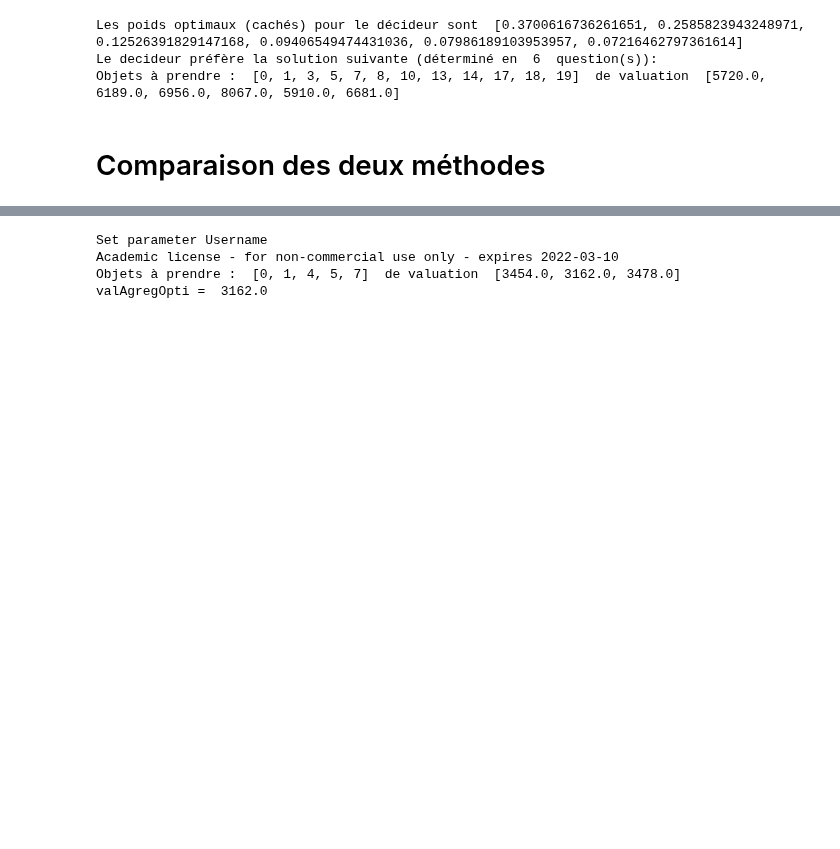
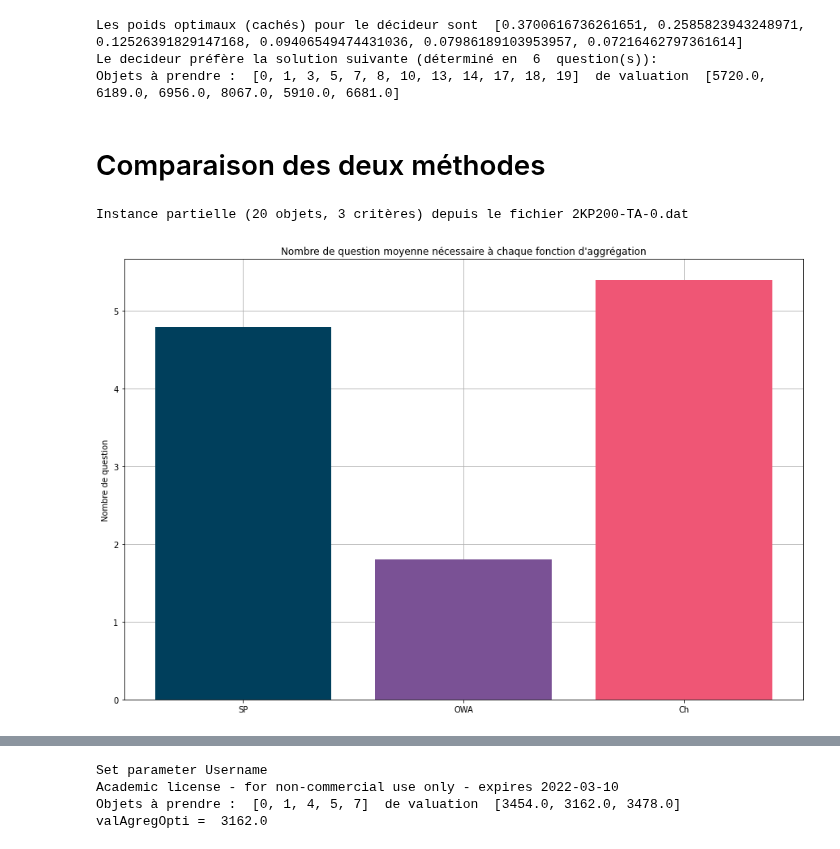
Before and after one commit to EmilieBiegas/Projet-MADMC, a Jupyter notebook: MADMC_Projet.ipynb, the cells around one changed output, grey strips where cells are left out. Cells and saved outputs as stored; diff of their text form; code cells hidden in the pictures; blank space fills up the shorter version.

Commit message:
Question a et b ajoutées

```diff
--- a/MADMC_Projet.ipynb
+++ b/MADMC_Projet.ipynb
@@ -42,17 +42,24 @@ def LectureInstance(nomFichier):
 
     return n, W, objets[:, 0], objets[:, 1:]
 
-def LectureInstanceParticuliere(nomFichier, nbObj, nbCrit):
-    """Fonction permettant de lire les instances en précisant le nombre d'objets et le nombre de critères souhaités (si on souhaite plus d'objets
-    (ou de critères) qu'il y en a dans le fichier, on prendra touts les objets (ou critères) du fichier en entrée)
+def LectureInstanceParticuliere(nomFichier, nbObj, nbCrit, shuffle=False):
+    """Fonction permettant de lire les instances en précisant le nombre d'objets et le nombre de critères souhaités (si on souhaite plus
+    d'objets (ou de critères) qu'il y en a dans le fichier, on prendra touts les objets (ou critères) du fichier en entrée), ainsi qu'en
+    précisant si l'on doit mélanger les indices des 20 objets pris ou si on prends les 20 premiers
     Paramètres : nomFichier le nom du fichier d'instance
                  nbObj le nombre d'objets souhaités
                  nbCrit le nombre de critères souhaités
+                 shuffle est un booléen indiquant si l'on doit (True) ou non (False) mélanger les indices des objets sélectionnés
     Retourne n le nombre d'objets, W la capacité du sac à dos, w la liste de poids des objets, et v la liste de vecteur
     de valuation des objets (sous la forme [liste des valuations de l'objet 1, liste des valuations de l'objet 2, ...])"""
     # Lecture du fichier
     with open(nomFichier, 'r') as f:
         allLines = f.readlines()
+
+    if shuffle: # mélanger l'ordre des n objets
+        temp = allLines[4:-4]
+        random.shuffle(temp)
+        allLines = allLines[:4] + temp + allLines[-4:]
 
     nbLignesPassees = 0 # Le nombre de lignes sautées (car commentaires ou définition de valeur de n ou de W)
     sommeWi = 0 # La somme de poids des objets à considérer
@@ -1517,3 +1616,36 @@ Le decideur préfère la solution suivante (déterminé en  6  question(s)):
 Objets à prendre :  [0, 1, 3, 5, 7, 8, 10, 13, 14, 17, 18, 19]  de valuation  [5720.0, 6189.0, 6956.0, 8067.0, 5910.0, 6681.0]
 # %% [markdown]
 # Comparaison des deux méthodes
+# %%
+def questionA(nomFichier, nbObjet, nbCritere, fctAgregation, ND_Tree=True, nbRep=20, shuffle=False, verbose=False):
+    """Fonction permettant de comparer le nombre de questions neccessaires aux fonctions d'aggrégation
+    Paramètres : nomFichier le nom du fichier
+                nbObjet le nombre d'objets
+                nbCritere le nombre de critères
+                fctAgregation le nom de la fonction d'agrégation choisie ("OWA", "SP", ou "Ch")
+                nbRep le nombre de fois où l'on va faire tourner les algos avec des jeux de poids différents de la fonction d'agrégation
+                (dans le but de faire la moyenne des résultats obtenus)
+                verbose indique si on veut afficher le déroulement (True) ou non (False)"""
+
+    print(f"Instance partielle ({nbObjet} objets, {nbCritere} critères) depuis le fichier {nomFichier}")
+
+    res = np.zeros(len(fctAgregation))
+    for i in range(nbRep):
+        _, W, w, v = LectureInstanceParticuliere(nomFichier, nbObjet, nbCritere, shuffle=shuffle)
+        XeList = PLS_ND_Tree(W, w, v)[0] if ND_Tree == True else PLS(W, w, v)
+        for j, fct in enumerate(fctAgregation):
+            _, nbQuestionPosees = ElicitationIncrementale(XeList, v, fct, poids=generePoids(v, fct), verbose=verbose)
+            res[j]+=nbQuestionPosees
+    res/=nbRep
+
+    plt.figure(figsize=(15,10))
+    plt.grid(zorder=0)
+    plt.ylabel("Nombre de question")
+    plt.title("Nombre moyen de questions nécessaires à chaque fonction d'aggrégation")
+    plt.bar(fctAgregation,res,0.8,zorder=3,color=['#003f5c','#7a5195','#ef5675'])
+
+Ldecideurs = ["SP","OWA","Ch"]
+questionA(nomFichier="2KP200-TA-0.dat", nbObjet=20, nbCritere=3, fctAgregation=Ldecideurs, ND_Tree=True, nbRep=5, shuffle=True, verbose=False)
+# %% [output]
+Instance partielle (20 objets, 3 critères) depuis le fichier 2KP200-TA-0.dat
+[figure, added]
```
Also changed, not shown: parts of 10 cells of this notebook.
